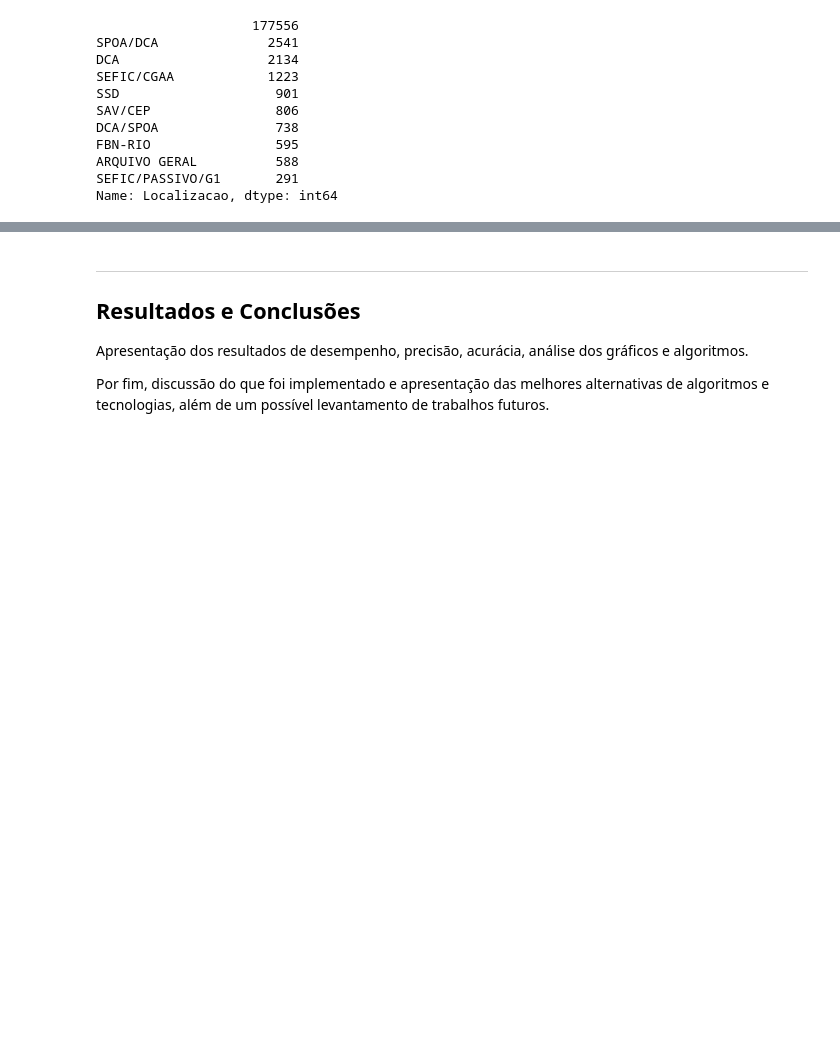
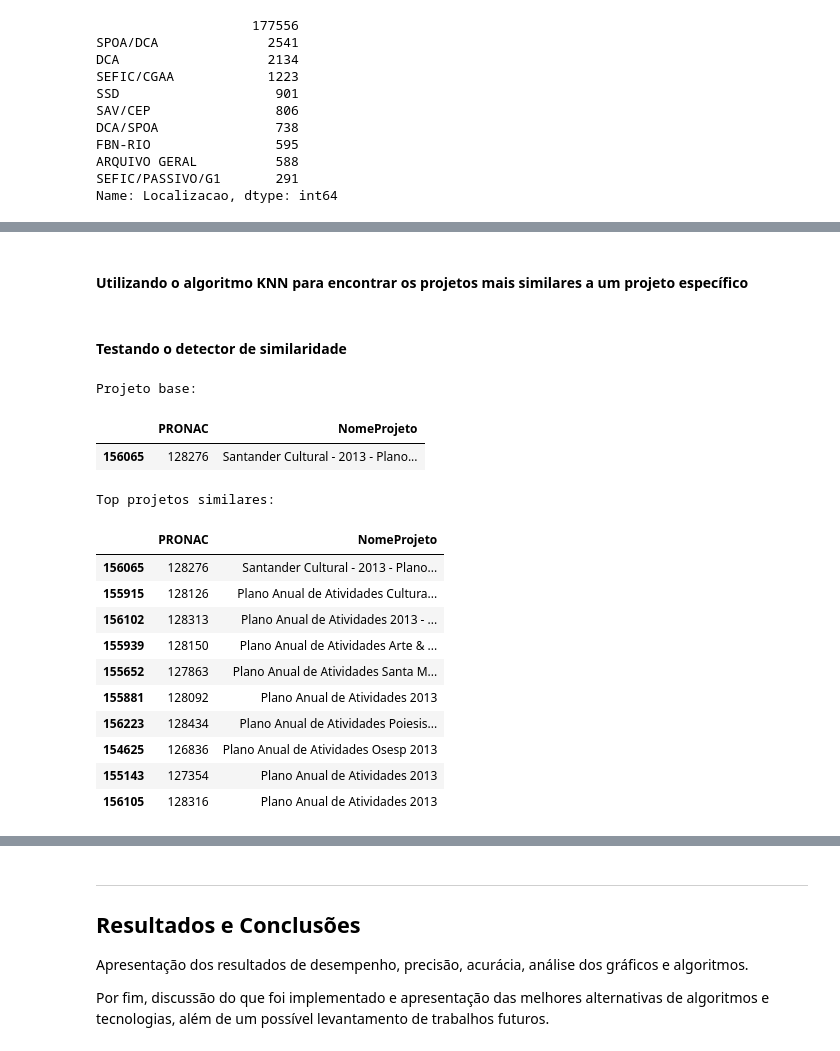
Before and after one commit to lappis-unb/salic-ml, a Jupyter notebook: notebooks/report/textual_features.ipynb, the cells around one changed output, grey strips where cells are left out. Cells and saved outputs as stored; diff of their text form; code cells hidden in the pictures; blank space fills up the shorter version.

```diff
--- a/notebooks/report/textual_features.ipynb
+++ b/notebooks/report/textual_features.ipynb
@@ -453,0 +676,4 @@ Explicação de o que será explorado. Se necessário, quebrar o desenvolvimento
+# %%
+stemmer = RSLPStemmer()
+projects['name'] = projects['name'].apply(lambda x: [stemmer.stem(w) for w in x])
+projects.head()
@@ -453,0 +690,5 @@ Explicação de o que será explorado. Se necessário, quebrar o desenvolvimento
+# %%
+data = projects['name'].apply(lambda x: ' '.join(x)).values
+matrix = CountVectorizer(max_features=1000)
+X = matrix.fit_transform(data).toarray()
+X
@@ -453,0 +703,40 @@ Explicação de o que será explorado. Se necessário, quebrar o desenvolvimento
+# %% [markdown]
+#### Utilizando o algoritmo KNN para encontrar os projetos mais similares a um projeto específico
+# %%
+nbrs = NearestNeighbors(n_neighbors=10).fit(X)
+# %%
+pronacs = projects.index.values
+def neighbors(pronac):
+    i = 0
+    while pronacs[i] != pronac:
+        i += 1
+        if i == len(pronacs):
+            raise ValueError('PRONAC "{}" not found.'.format(pronac))
+
+    print('Projeto base:')
+    display(df.iloc[i:i+1][['PRONAC', 'NomeProjeto']])
+
+    print()
+    print('Top projetos similares:')
+    d, indices = nbrs.kneighbors([X[i]])
+    display(df.iloc[indices[0]][['PRONAC', 'NomeProjeto']])
+# %% [markdown]
+#### Testando o detector de similaridade
+# %%
+neighbors('128276')
+# %% [output]
+Projeto base:
+|  | PRONAC | NomeProjeto |
+| 156065 | 128276 | Santander Cultural - 2013 - Plano... |
+Top projetos similares:
+|  | PRONAC | NomeProjeto |
+| 156065 | 128276 | Santander Cultural - 2013 - Plano... |
+| 155915 | 128126 | Plano Anual de Atividades Cultura... |
+| 156102 | 128313 | Plano Anual de Atividades 2013 - ... |
+| 155939 | 128150 | Plano Anual de Atividades Arte & ... |
+| 155652 | 127863 | Plano Anual de Atividades Santa M... |
+| 155881 | 128092 | Plano Anual de Atividades 2013 |
+| 156223 | 128434 | Plano Anual de Atividades Poiesis... |
+| 154625 | 126836 | Plano Anual de Atividades Osesp 2013 |
+| 155143 | 127354 | Plano Anual de Atividades 2013 |
+| 156105 | 128316 | Plano Anual de Atividades 2013 |
```
Also changed, not shown: parts of 54 cells of this notebook.
